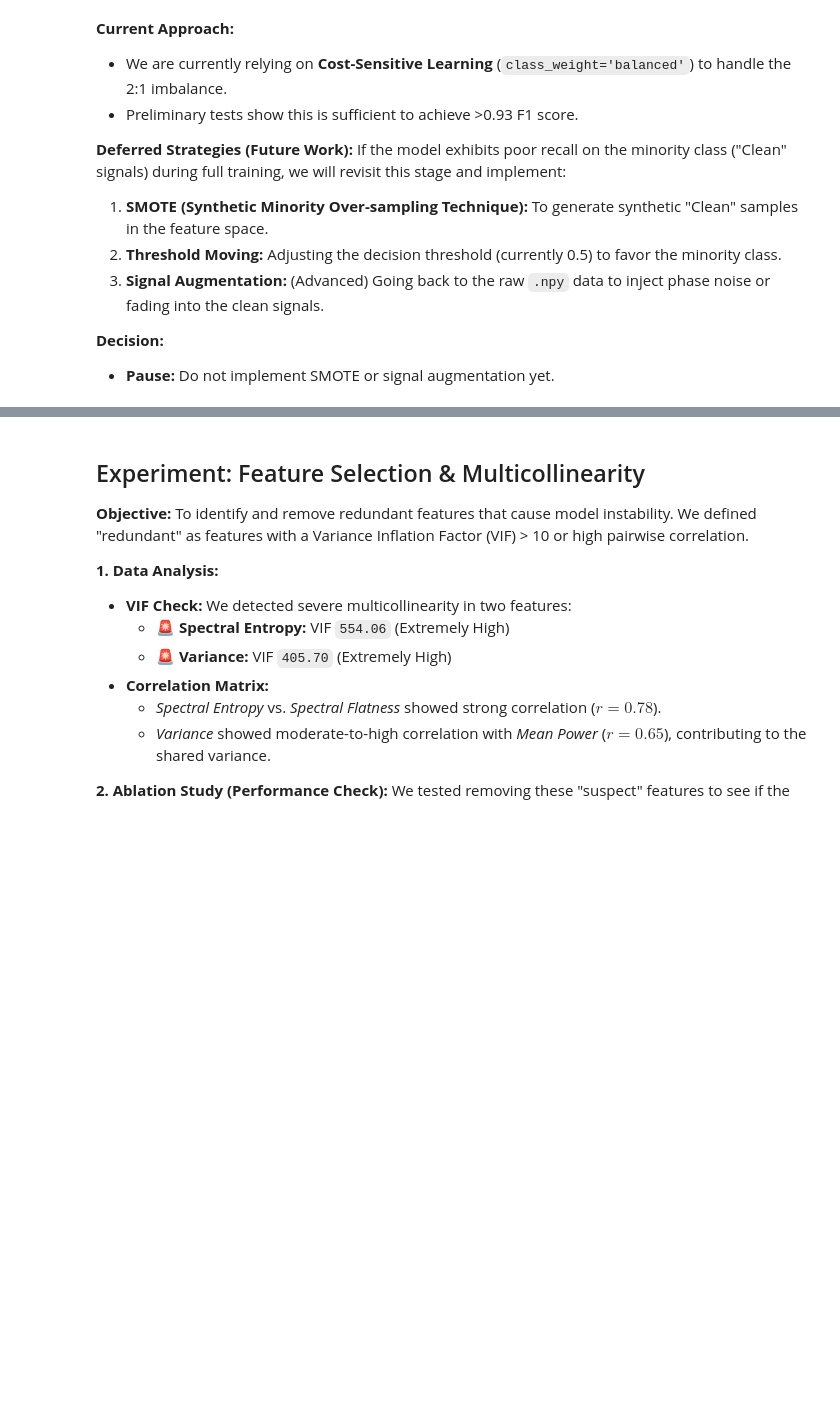
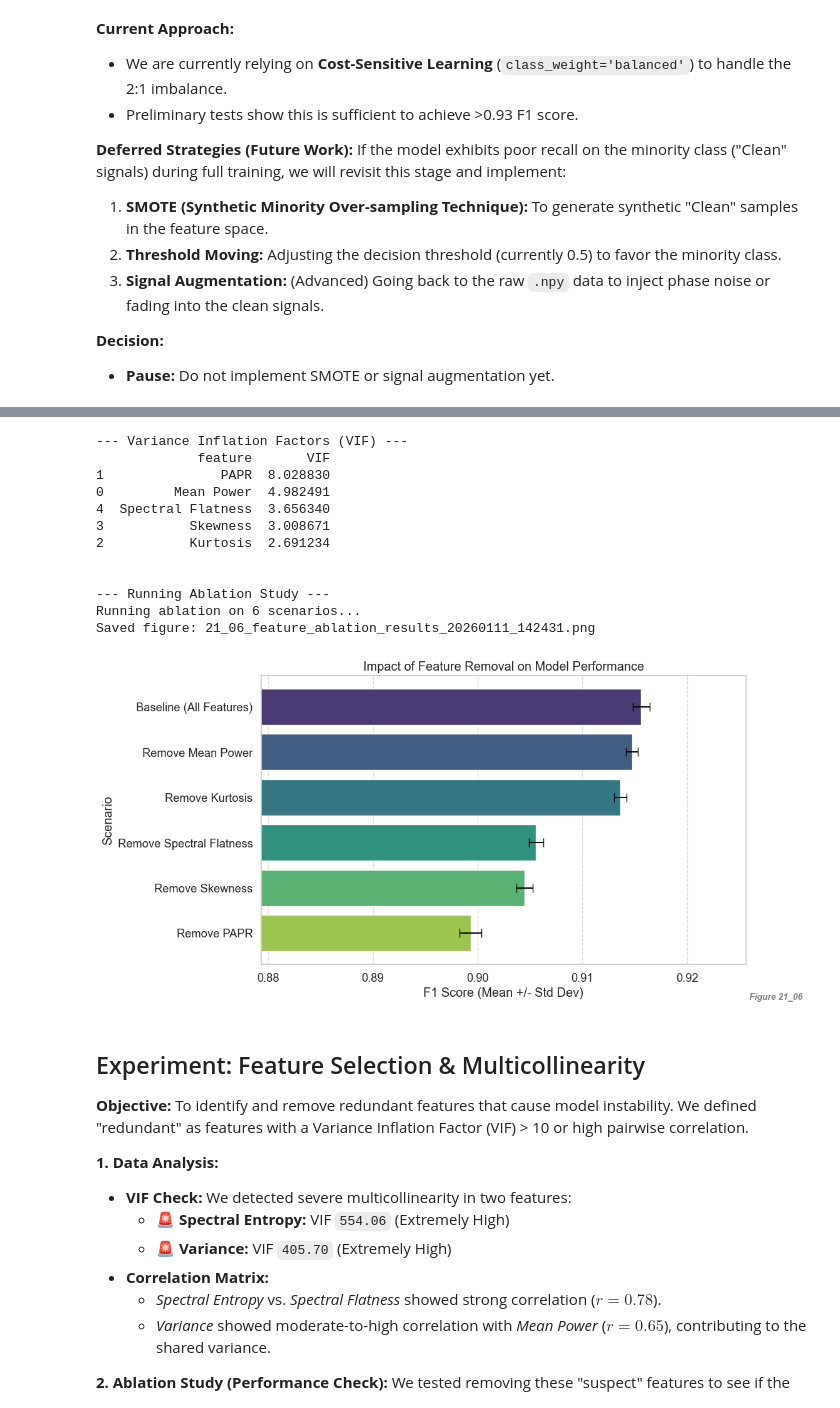
Before and after one commit to Itapit/LucidRF, a Jupyter notebook: ml/notebooks/21_visualize_dataset.ipynb, the cells around one changed output, grey strips where cells are left out. Cells and saved outputs as stored; diff of their text form; code cells hidden in the pictures; blank space fills up the shorter version.

```diff
--- a/ml/notebooks/21_visualize_dataset.ipynb
+++ b/ml/notebooks/21_visualize_dataset.ipynb
@@ -166,34 +192,48 @@ plt.figure(figsize=(10, 6))
 # Bar Chart
 sns.barplot(
     data=ablation_results,
     x='F1 Score',
     y='Scenario',
     hue='Scenario',
     palette='viridis',
     legend=False
 )
 
 # Error Bars (Visualizing Stability)
 plt.errorbar(
     x=ablation_results['F1 Score'],
     y=np.arange(len(ablation_results)),
     xerr=ablation_results['Std Dev'],
     fmt='none',
     c='black',
     capsize=5
 )
 
 # Aesthetics
 min_score = ablation_results['F1 Score'].min() - 0.02
 max_score = ablation_results['F1 Score'].max() + 0.01
 plt.xlim(min_score, max_score)
 
 plt.title("Impact of Feature Removal on Model Performance")
 plt.xlabel("F1 Score (Mean +/- Std Dev)")
 plt.grid(axis='x', linestyle='--', alpha=0.7)
 
-save_plot("feature_ablation_results",fig_id="06" prefix=NB_ID)
+save_plot("feature_ablation_results",fig_id="06", nb_id=NB_ID)
 plt.show()
+# %% [output]
+--- Variance Inflation Factors (VIF) ---
+             feature       VIF
+1               PAPR  8.028830
+0         Mean Power  4.982491
+4  Spectral Flatness  3.656340
+3           Skewness  3.008671
+2           Kurtosis  2.691234
+
+
+--- Running Ablation Study ---
+Running ablation on 6 scenarios...
+Saved figure: 21_06_feature_ablation_results_20260111_142431.png
+[figure, added]
 # %% [markdown]
 ## Experiment: Feature Selection & Multicollinearity
 
```
Also changed, not shown: parts of 7 cells of this notebook.
